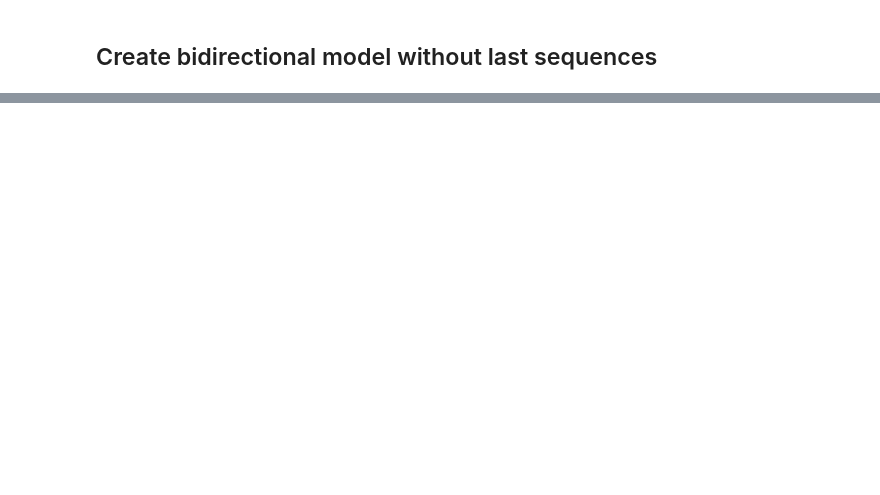
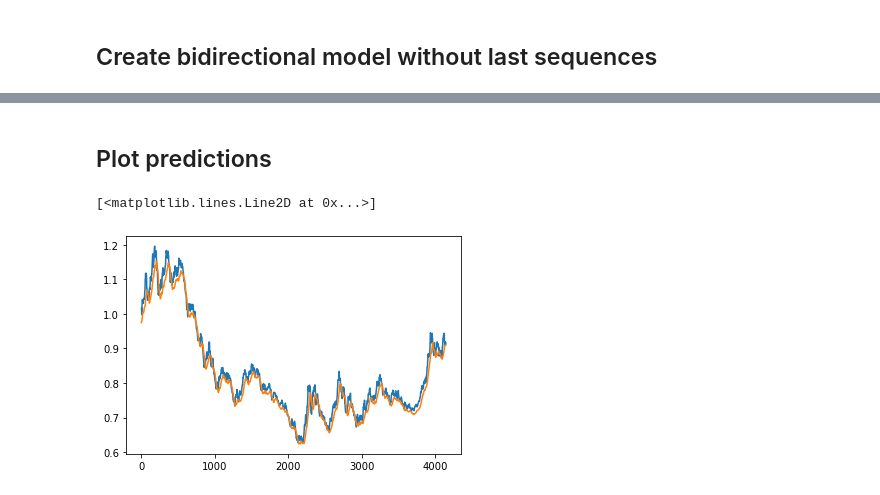
Before and after one commit to artemk1337/ML_example_sequence_model_with_TF2, a Jupyter notebook: tf-2-time-series-example.ipynb, the cells around one changed output, grey strips where cells are left out. Drawn from its saved outputs; the diff is of its cells as text; code cells hidden in the pictures; blank space fills up the shorter version.

```diff
--- a/tf-2-time-series-example.ipynb
+++ b/tf-2-time-series-example.ipynb
@@ -237,7 +240,7 @@ Reusing TensorBoard on port 6007 (pid 235), started 0:02:49 ago. (Use '!kill 235
 # %% [markdown]
 ## Create bidirectional model without last sequences
 # %%
-def create_model_bidirectional_return_sequences_false():
+def create_model():
     return tf.keras.Sequential([
         tf.keras.layers.Lambda(lambda x: tf.expand_dims(x, axis=-1), input_shape=[None]),
         tf.keras.layers.Conv1D(32, 5, padding='causal', activation='relu'),
@@ -246,7 +249,7 @@ def create_model_bidirectional_return_sequences_false():
         tf.keras.layers.Dense(1),
     ])
 # %%
-model = create_model_bidirectional_return_sequences_false()
-model.compile(optimizer='Adam', loss='Huber', metrics=['mae'])
+model = create_model()
+model.compile(optimizer='Adam', loss='mse', metrics=['mae'])
 # %%
 model.fit(X, epochs=10, validation_data=X_test, callbacks=[tensorboard_callback])
@@ -272,0 +260,15 @@ Epoch 10/10
+# %%
+def create_model():
+    return tf.keras.Sequential([
+        tf.keras.layers.Lambda(lambda x: tf.expand_dims(x, axis=-1), input_shape=[None]),
+        tf.keras.layers.Conv1D(32, 5, padding='causal', activation='relu'),
+        tf.keras.layers.Bidirectional(tf.keras.layers.LSTM(32, return_sequences=True)),
+        tf.keras.layers.Bidirectional(tf.keras.layers.LSTM(32, return_sequences=False)),
+        tf.keras.layers.Dense(16),
+        #tf.keras.layers.Dropout(0.1), ### DONT USE DROPOUT IN TIME SERIES ###
+        tf.keras.layers.Dense(1),
+    ])
+# %%
+model = create_model()
+model.compile(optimizer=tf.keras.optimizers.Adam(lr=0.0001), loss='mse', metrics=['mae'])
+model.fit(X, epochs=20, validation_data=X_test, callbacks=[tensorboard_callback])
@@ -272,0 +301,13 @@ Epoch 10/10
+# %% [markdown]
+## Plot predictions
+# %%
+y_test = []
+y_test_pr = []
+for x,y in X:
+    y_test += list(y)
+    y_test_pr += list(model.predict(x).reshape(-1))
+plt.plot(y_test)
+plt.plot(y_test_pr)
+# %% [output]
+[<matplotlib.lines.Line2D at 0x...>]
+[figure, added]
```
Also changed, not shown: parts of 27 cells of this notebook.
